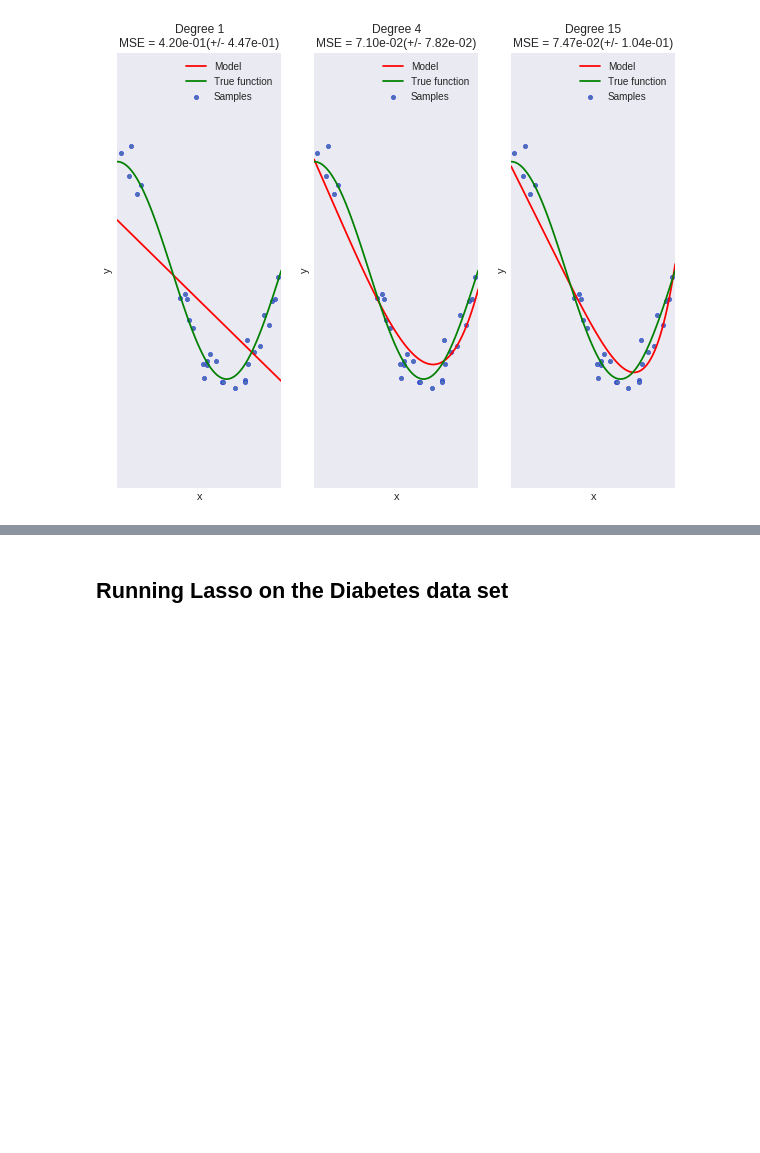
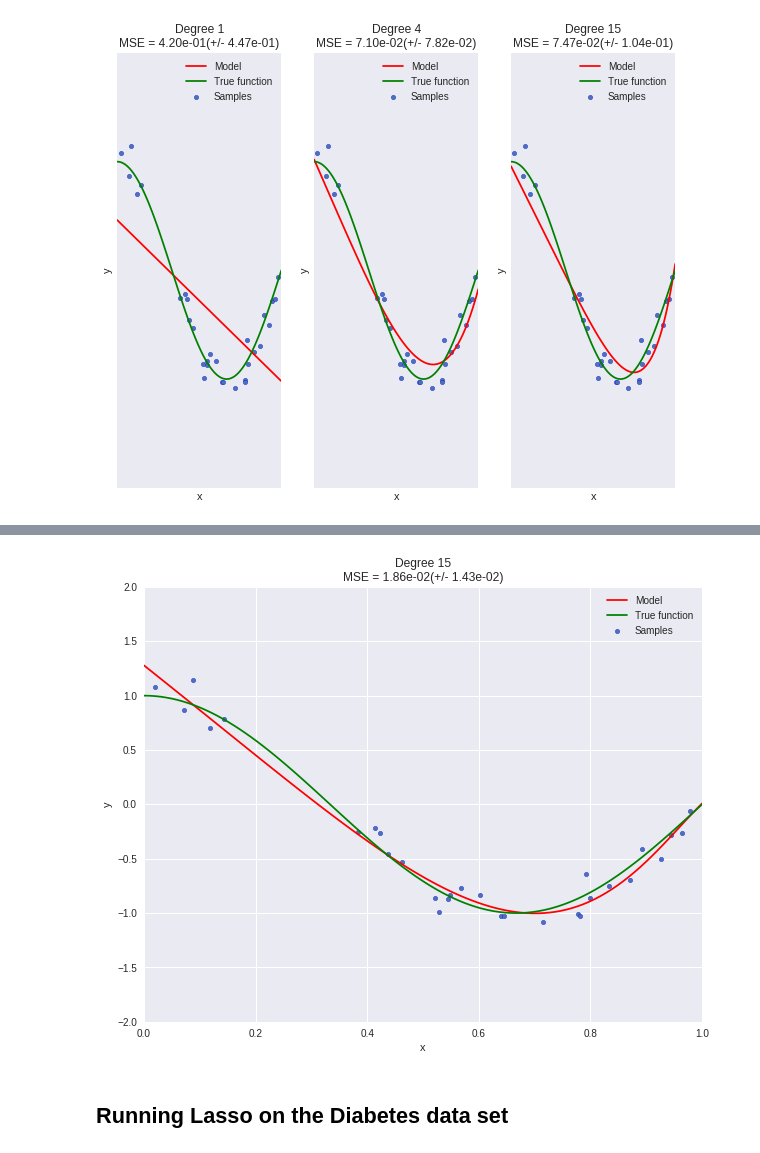
Before and after one commit to lordzero82/MLBootCamp, a Jupyter notebook: lab1_partB_new.ipynb, the cells around one changed output, grey strips where cells are left out. Drawn from its saved outputs; the diff is of its cells as text; code cells hidden in the pictures; blank space fills up the shorter version.

```diff
--- a/lab1_partB_new.ipynb
+++ b/lab1_partB_new.ipynb
@@ -253,2 +294,30 @@ plt.show()
+# %%
+# build the final model with the optimal alpha
+best_alpha = alphas[scores.index(min(scores))]
+
+polynomial_features = PolynomialFeatures(degree=15,
+                                             include_bias=False)
+lasso = Lasso(alpha=best_alpha)
+pipeline = Pipeline([("polynomial_features", polynomial_features),
+                         ("lasso", lasso)])
+pipeline.fit(X[:, np.newaxis], y)
+score = cross_val_score(pipeline, X[:, np.newaxis], y,
+                             scoring="neg_mean_squared_error", cv=10)
+
+# plot the fit on a new test set
+X_test = np.linspace(0, 1, 100)
+plt.plot(X_test, pipeline.predict(X_test[:, np.newaxis]), label="Model",color='r')
+plt.plot(X_test, true_fun(X_test), label="True function",color='g')
+plt.scatter(X, y, edgecolor='b', s=20, label="Samples")
+plt.xlabel("x")
+plt.ylabel("y")
+plt.xlim((0, 1))
+plt.ylim((-2, 2))
+plt.legend(loc="best")
+plt.title("Degree {}\nMSE = {:.2e}(+/- {:.2e})".format(
+        15, -score.mean(), score.std()))
+plt.show()
+# %% [output]
+[figure, added]
 # %% [markdown]
 ## Running Lasso on the Diabetes data set
```
Also changed, not shown: parts of 14 cells of this notebook.
